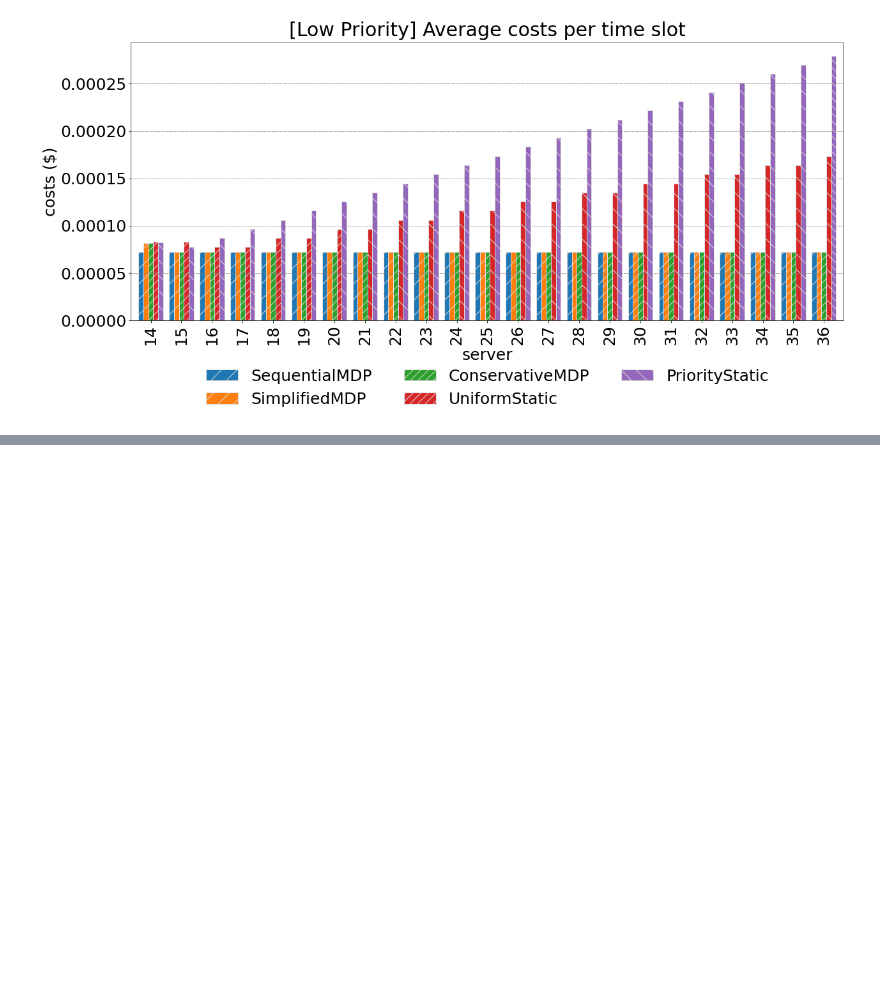
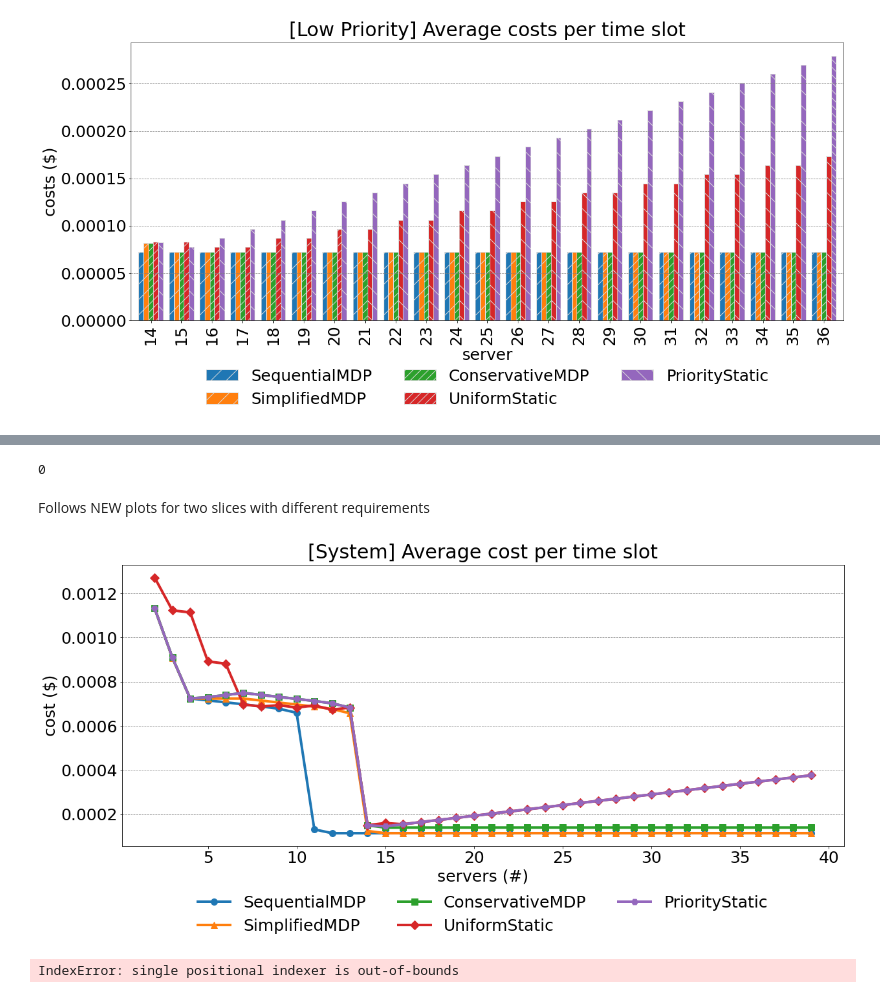
Before and after one commit to AlessandroSpallina/resource-allocation-mdp, a Jupyter notebook: src/plotter/aggregated_plotter/aggregated.ipynb, the cells around one changed output, grey strips where cells are left out. Cells and saved outputs as stored; diff of their text form; code cells hidden in the pictures; blank space fills up the shorter version.

```diff
--- a/src/plotter/aggregated_plotter/aggregated.ipynb
+++ b/src/plotter/aggregated_plotter/aggregated.ipynb
@@ -538,0 +692,45 @@ plt.savefig(f"{OUTPUT_DIRECTORY_PATH}cost_allslice_allpolicy_JUPYTER", bbox_inch
+# %%
+round(0/2)
+# %% [output]
+0
+# %% [markdown]
+Follows NEW plots for two slices with different requirements
+# %%
+markers = ['o', '^', 's', 'D', 'H']
+
+ax = (df_cost_slice_0 + df_cost_slice_1).plot(
+        kind='line',
+        figsize=(20, 8),
+        linewidth=4
+    )
+
+for i, line in enumerate(ax.get_lines()):
+    line.set_marker(markers[i])
+    line.set_markersize(10)
+
+ax.yaxis.grid(color='gray', linestyle='dashed')
+
+ax.set_title(f"[System] Average cost per time slot", pad=10)
+ax.set_ylabel('cost ($)')
+ax.set_xlabel('servers (#)')
+
+plt.rcParams.update({'font.size': 25})
+fig_background_color = 'skyblue'
+fig_border = 'steelblue'
+
+bars = ax.patches
+
+hatches = [p for p in patterns for i in range(len(df_processed_on_time_slice_0))]
+for bar, hatch in zip(bars, hatches):
+    bar.set_hatch(hatch)
+    bar.set_edgecolor('gainsboro')
+
+ax.legend(bbox_to_anchor=(0.5, -0.15), loc='upper center', ncol=3, borderaxespad=0.01, frameon=False)
+
+plt.savefig(f"{OUTPUT_DIRECTORY_PATH}cost_allslice_allpolicy_JUPYTER", bbox_inches='tight')
+# %% [output]
+[figure, added]
+# %%
+df_cost_slice_0.iloc[:,5]
+# %% [output]
+IndexError: single positional indexer is out-of-bounds
```
Also changed, not shown: parts of 10 cells of this notebook.
